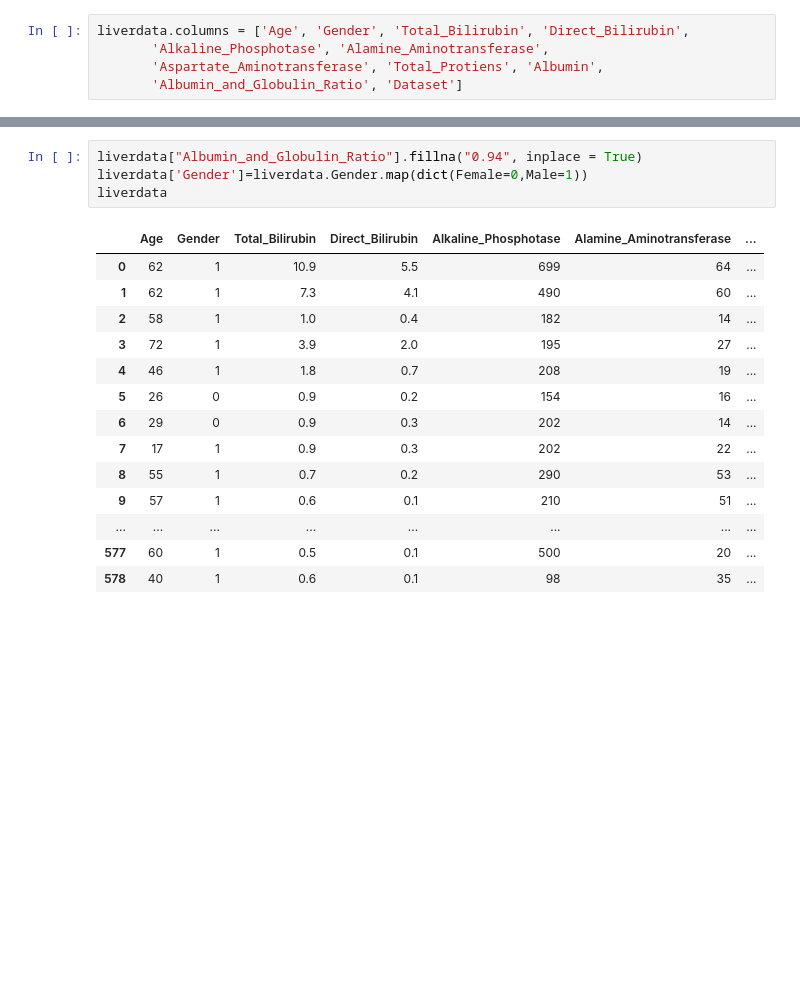
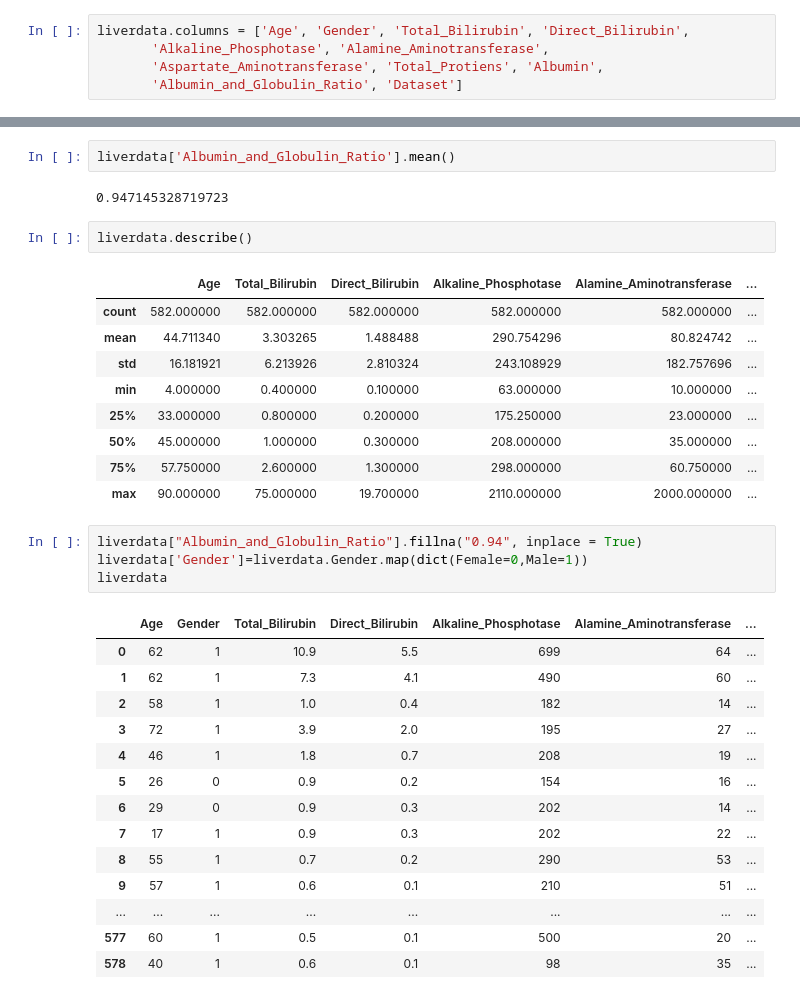
Before and after one commit to RakshithDB1/Predication-of-liver-disease-using-machine-learning-techniques, a Jupyter notebook: svm_modified.ipynb, the cells around one changed output, grey strips where cells are left out. Drawn from its saved outputs; the diff is of its cells as text; blank space fills up the shorter version.

```diff
--- a/svm_modified.ipynb
+++ b/svm_modified.ipynb
@@ -14,3 +44,19 @@ liverdata.columns = ['Age', 'Gender', 'Total_Bilirubin', 'Direct_Bilirubin',
+# %%
+liverdata['Albumin_and_Globulin_Ratio'].mean()
+# %% [output]
+0.947145328719723
+# %%
+liverdata.describe()
+# %% [output]
+|  | Age | Total_Bilirubin | Direct_Bilirubin | Alkaline_Phosphotase | Alamine_Aminotransferase | ... |
+| count | 582.000000 | 582.000000 | 582.000000 | 582.000000 | 582.000000 | ... |
+| mean | 44.711340 | 3.303265 | 1.488488 | 290.754296 | 80.824742 | ... |
+| std | 16.181921 | 6.213926 | 2.810324 | 243.108929 | 182.757696 | ... |
+| min | 4.000000 | 0.400000 | 0.100000 | 63.000000 | 10.000000 | ... |
+| 25% | 33.000000 | 0.800000 | 0.200000 | 175.250000 | 23.000000 | ... |
+| 50% | 45.000000 | 1.000000 | 0.300000 | 208.000000 | 35.000000 | ... |
+| 75% | 57.750000 | 2.600000 | 1.300000 | 298.000000 | 60.750000 | ... |
+| max | 90.000000 | 75.000000 | 19.700000 | 2110.000000 | 2000.000000 | ... |
 # %%
 liverdata["Albumin_and_Globulin_Ratio"].fillna("0.94", inplace = True)
 liverdata['Gender']=liverdata.Gender.map(dict(Female=0,Male=1))
```
Also changed, not shown: parts of 8 cells of this notebook.
